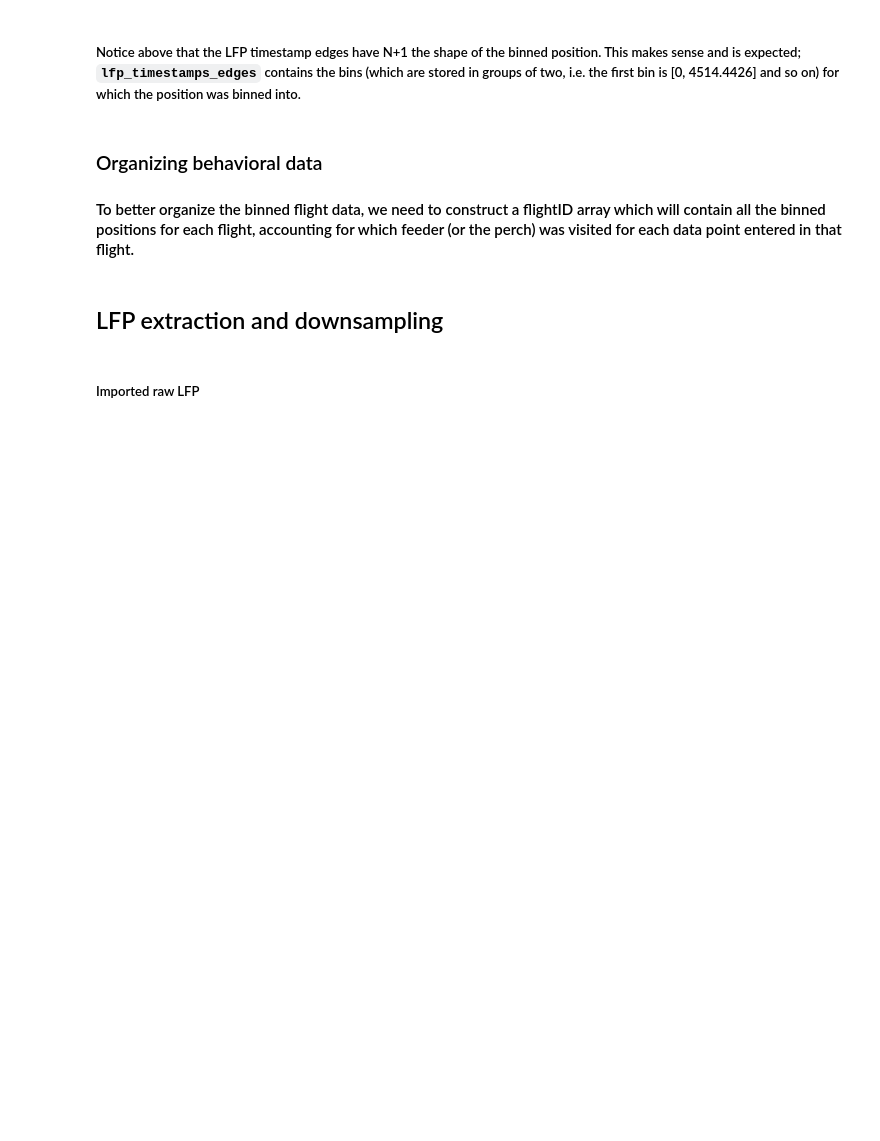
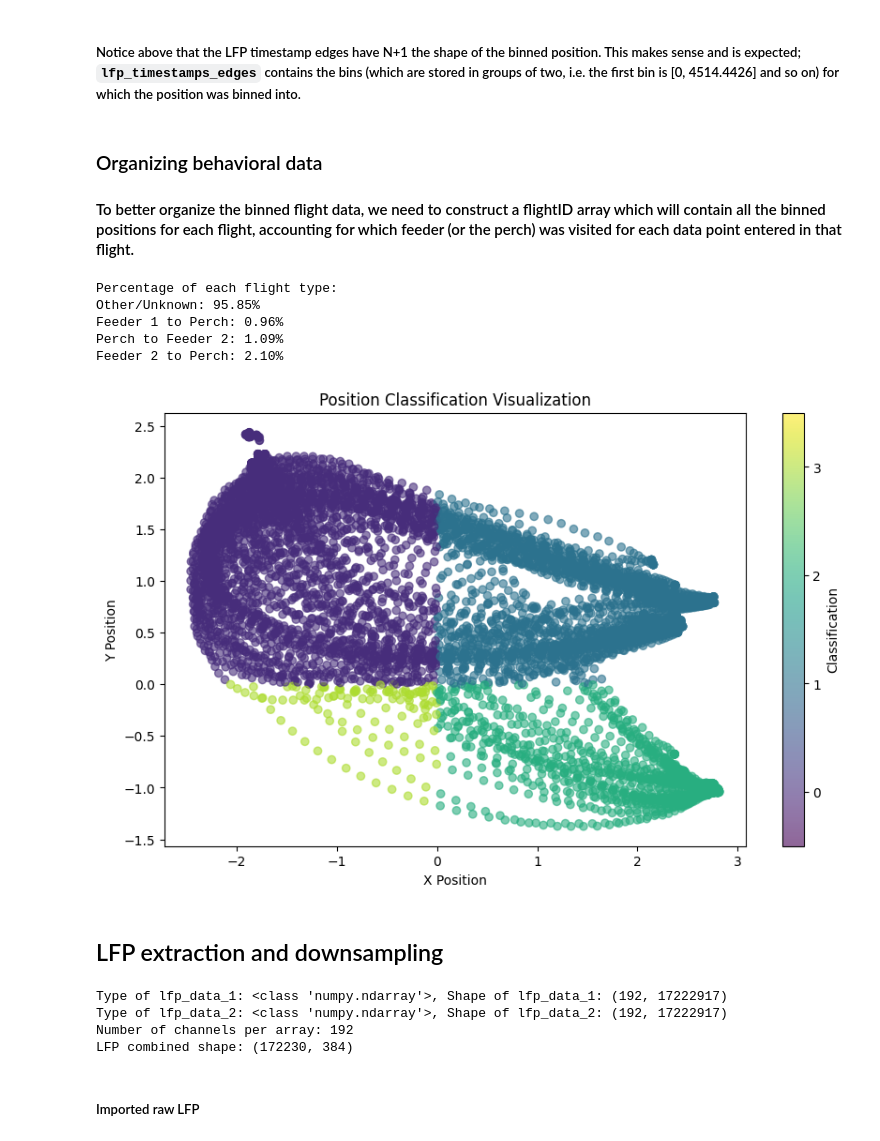
Before and after one commit to ben-toker/batTIMBRE, a Jupyter notebook: bat_TIMBRE.ipynb, the cells around one changed output. Cells and saved outputs as stored; diff of their text form; code cells hidden in the pictures; blank space fills up the shorter version.

Commit message:
added tests for logistic regression and wip rework of classification system

```diff
--- a/bat_TIMBRE.ipynb
+++ b/bat_TIMBRE.ipynb
@@ -19,4 +19,4 @@ lfp_file_path = './data/ephys/32622_231007_lfp.mat'
 
 
 #Clean up position data (remove NaNs, etc.) and load in LFP from given file path
-lfp_mat, cleaned_pos, session = load_and_clean_bat_data(data_path, bat_id, date, lfp_file_path,use_cache=False)
+lfp_mat, cleaned_pos, session = load_and_clean_bat_data(data_path, bat_id, date, lfp_file_path,use_cache=True)
@@ -46,10 +70,72 @@ print("First few LFP bins:", lfp_timestamps_edges[:5])
 from get_data import get_flightID
 
 flightID = get_flightID(session, binned_pos, valid_indices, lfp_timestamps_edges, pos_timestamps, off_samples = 125) #includes the 5 seconds before and after flight
+# %%
+import numpy as np
+
+# Assuming flightID[:, 1] contains the flight type codes
+flight_types = flightID[:, 1]
+
+# Define a mapping from flight type codes to their descriptions
+flight_type_mapping = {
+    0: "Other/Unknown",
+    1: "Perch to Feeder 1",
+    2: "Feeder 1 to Perch",
+    3: "Perch to Feeder 2",
+    4: "Feeder 2 to Perch",
+    5: "Feeder 1 to Feeder 2",
+    6: "Feeder 2 to Feeder 1"
+}
+
+# Count the occurrences of each unique flight type
+unique_types, counts = np.unique(flight_types, return_counts=True)
+
+# Calculate the percentage of each flight type
+total_samples = len(flight_types)
+percentages = (counts / total_samples) * 100
+
+# Print the percentage of each flight type using their descriptions
+print("Percentage of each flight type:")
+for flight_type, percentage in zip(unique_types, percentages):
+    description = flight_type_mapping.get(int(flight_type), "Unknown")
+    print(f"{description}: {percentage:.2f}%")
+# %% [output]
+Percentage of each flight type:
+Other/Unknown: 95.85%
+Feeder 1 to Perch: 0.96%
+Perch to Feeder 2: 1.09%
+Feeder 2 to Perch: 2.10%
+# %%
+import matplotlib.pyplot as plt
+
+# Extract positions and classifications
+positions = flightID[:, 2:4]  # Assuming columns 2 and 3 contain the x and y positions
+classifications = [determine_feeder(pos) for pos in positions]
+
+# Convert classifications to numerical values for plotting
+classification_mapping = {'perch': 0, 'feeder1': 1, 'feeder2': 2, 'unknown': 3}
+numerical_classifications = [classification_mapping[cls] for cls in classifications]
+
+# Plot the positions with different colors for each classification
+plt.figure(figsize=(10, 6))
+plt.scatter(positions[:, 0], positions[:, 1], c=numerical_classifications, cmap='viridis', alpha=0.6)
+plt.colorbar(ticks=[0, 1, 2, 3], label='Classification')
+plt.clim(-0.5, 3.5)
+plt.xlabel('X Position')
+plt.ylabel('Y Position')
+plt.title('Position Classification Visualization')
+plt.show()
+# %% [output]
+[figure, added]
 # %% [markdown]
 ## LFP extraction and downsampling
 # %%
 lfp_bat_combined = extract_and_downsample_lfp_data(lfp_mat) #uses scipy decimate to downsample LFP
+# %% [output]
+Type of lfp_data_1: <class 'numpy.ndarray'>, Shape of lfp_data_1: (192, 17222917)
+Type of lfp_data_2: <class 'numpy.ndarray'>, Shape of lfp_data_2: (192, 17222917)
+Number of channels per array: 192
+LFP combined shape: (172230, 384)
 # %% [markdown]
 ##### Imported raw LFP
 # %%
```
Also changed, not shown: parts of 13 cells of this notebook, 2 other files.
